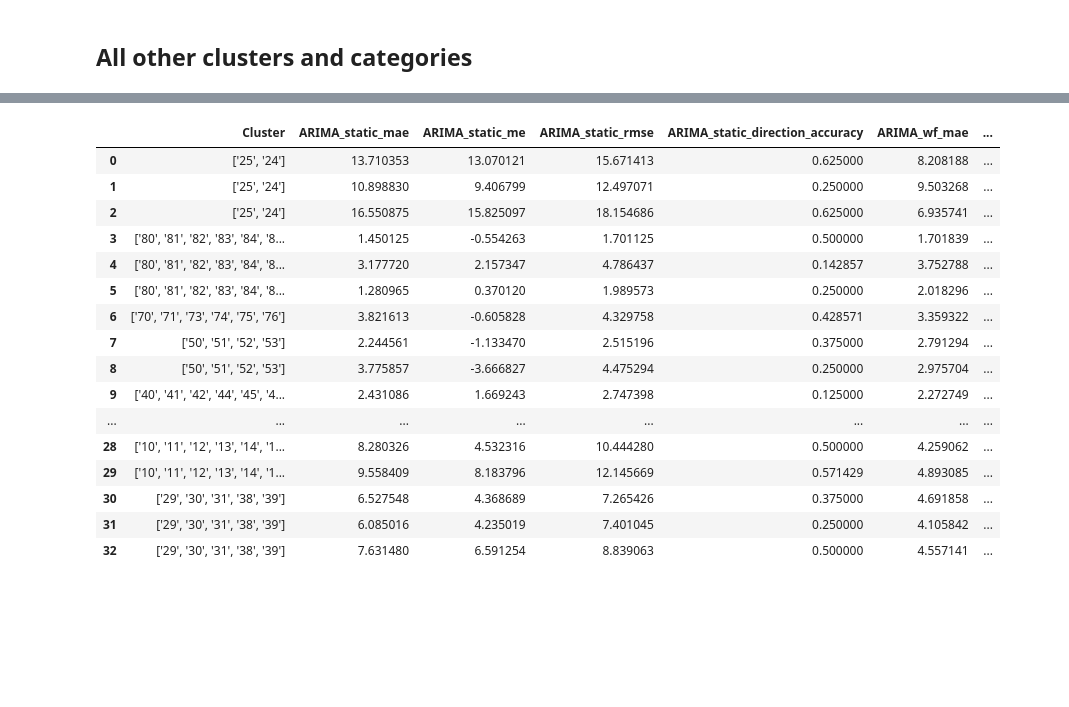
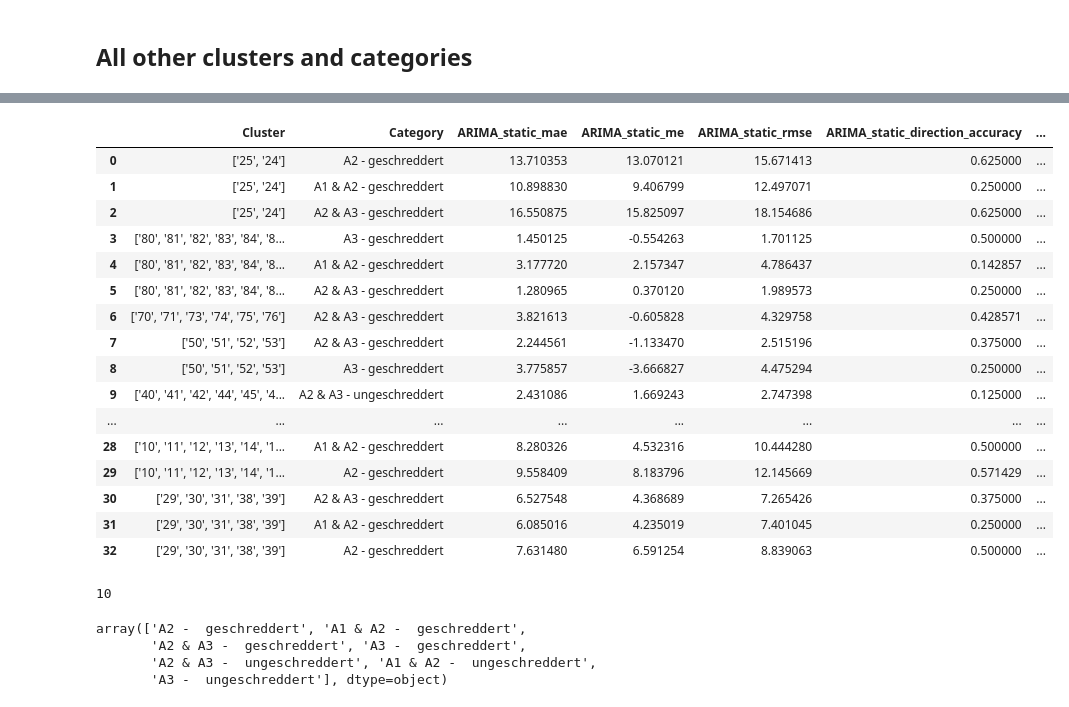
Before and after one commit to surajkarak/thesis, a Jupyter notebook: 1_ARIMA.ipynb, the cells around one changed output, grey strips where cells are left out. Drawn from its saved outputs; the diff is of its cells as text; code cells hidden in the pictures; blank space fills up the shorter version.

```diff
--- a/1_ARIMA.ipynb
+++ b/1_ARIMA.ipynb
@@ -57,7 +57,8 @@ len(TS1_A1A2)
 # %% [output]
 187
 # %%
-nobs = 6
+splitratio = 0.05
+nobs = round(len(TS1_A1A2)*splitratio)
 df_train, df_test = TS1_A1A2[0:-nobs], TS1_A1A2[-nobs:]
 # %% [markdown]
 ## ARIMA Model
@@ -139,7 +139,7 @@ history = [x for x in df_train['wPreis'].values]
 expect=[]
 # %%
 predictions = list()
-for t in range(len(test)): # iterate over length of test dataset
+for t in range(len(df_test)): # iterate over length of test dataset
     model = ARIMA(history, order=(4,1,0))
     model_fit = model.fit()
     output = model_fit.forecast()
@@ -243,7 +238,7 @@ def wf_forecast(data):
     expect=[]
 
     predictions = list()
-    for t in range(len(test)): # 6 times reiterate
+    for t in range(len(df_test)): #
         model = ARIMA(history, order=(4,1,0))
         model_fit = model.fit()
         output = model_fit.forecast()
@@ -273,0 +273,3 @@ for cluster in clusters:
+# %%
+for dataset in datasets:
+    print(dataset.columns)
@@ -292,48 +302,60 @@ data = []
 
 # Loop through each category
 for dataset in datasets:
     # Perform static forecast
     static_results = static_forecast(dataset)
 
     # Perform walk-forward forecast
     wf_results = wf_forecast(dataset)
 
     # Create a dictionary to store the results
     results_dict = {
-        'Cluster': dataset['Plz'].iloc[0],  # Assuming 'Plz' is the column representing clusters
+        'Cluster': dataset['Plz'].iloc[0],
+        'Category': dataset['full'].iloc[0],
         'ARIMA_static_mae': static_results['mae'],
         'ARIMA_static_me': static_results['me'],
         'ARIMA_static_rmse': static_results['rmse'],
         'ARIMA_static_direction_accuracy': static_results['direction_accuracy'],
         'ARIMA_wf_mae': wf_results['mae'],
         'ARIMA_wf_me': wf_results['me'],
         'ARIMA_wf_rmse': wf_results['rmse'],
         'ARIMA_wf_direction_accuracy': wf_results['direction_accuracy']
     }
 
     # Append the dictionary to the list
     data.append(results_dict)
 
 # Create a DataFrame from the list of dictionaries
 df_results = pd.DataFrame(data)
 
 # Print the DataFrame
 df_results
 # %% [output]
-|  | Cluster | ARIMA_static_mae | ARIMA_static_me | ARIMA_static_rmse | ARIMA_static_direction_accuracy | ARIMA_wf_mae | ... |
-| 0 | ['25', '24'] | 13.710353 | 13.070121 | 15.671413 | 0.625000 | 8.208188 | ... |
-| 1 | ['25', '24'] | 10.898830 | 9.406799 | 12.497071 | 0.250000 | 9.503268 | ... |
-| 2 | ['25', '24'] | 16.550875 | 15.825097 | 18.154686 | 0.625000 | 6.935741 | ... |
-| 3 | ['80', '81', '82', '83', '84', '8... | 1.450125 | -0.554263 | 1.701125 | 0.500000 | 1.701839 | ... |
-| 4 | ['80', '81', '82', '83', '84', '8... | 3.177720 | 2.157347 | 4.786437 | 0.142857 | 3.752788 | ... |
-| 5 | ['80', '81', '82', '83', '84', '8... | 1.280965 | 0.370120 | 1.989573 | 0.250000 | 2.018296 | ... |
-| 6 | ['70', '71', '73', '74', '75', '76'] | 3.821613 | -0.605828 | 4.329758 | 0.428571 | 3.359322 | ... |
-| 7 | ['50', '51', '52', '53'] | 2.244561 | -1.133470 | 2.515196 | 0.375000 | 2.791294 | ... |
-| 8 | ['50', '51', '52', '53'] | 3.775857 | -3.666827 | 4.475294 | 0.250000 | 2.975704 | ... |
-| 9 | ['40', '41', '42', '44', '45', '4... | 2.431086 | 1.669243 | 2.747398 | 0.125000 | 2.272749 | ... |
+|  | Cluster | Category | ARIMA_static_mae | ARIMA_static_me | ARIMA_static_rmse | ARIMA_static_direction_accuracy | ... |
+| 0 | ['25', '24'] | A2 - geschreddert | 13.710353 | 13.070121 | 15.671413 | 0.625000 | ... |
+| 1 | ['25', '24'] | A1 & A2 - geschreddert | 10.898830 | 9.406799 | 12.497071 | 0.250000 | ... |
+| 2 | ['25', '24'] | A2 & A3 - geschreddert | 16.550875 | 15.825097 | 18.154686 | 0.625000 | ... |
+| 3 | ['80', '81', '82', '83', '84', '8... | A3 - geschreddert | 1.450125 | -0.554263 | 1.701125 | 0.500000 | ... |
+| 4 | ['80', '81', '82', '83', '84', '8... | A1 & A2 - geschreddert | 3.177720 | 2.157347 | 4.786437 | 0.142857 | ... |
+| 5 | ['80', '81', '82', '83', '84', '8... | A2 & A3 - geschreddert | 1.280965 | 0.370120 | 1.989573 | 0.250000 | ... |
+| 6 | ['70', '71', '73', '74', '75', '76'] | A2 & A3 - geschreddert | 3.821613 | -0.605828 | 4.329758 | 0.428571 | ... |
+| 7 | ['50', '51', '52', '53'] | A2 & A3 - geschreddert | 2.244561 | -1.133470 | 2.515196 | 0.375000 | ... |
+| 8 | ['50', '51', '52', '53'] | A3 - geschreddert | 3.775857 | -3.666827 | 4.475294 | 0.250000 | ... |
+| 9 | ['40', '41', '42', '44', '45', '4... | A2 & A3 - ungeschreddert | 2.431086 | 1.669243 | 2.747398 | 0.125000 | ... |
 | ... | ... | ... | ... | ... | ... | ... | ... |
-| 28 | ['10', '11', '12', '13', '14', '1... | 8.280326 | 4.532316 | 10.444280 | 0.500000 | 4.259062 | ... |
-| 29 | ['10', '11', '12', '13', '14', '1... | 9.558409 | 8.183796 | 12.145669 | 0.571429 | 4.893085 | ... |
-| 30 | ['29', '30', '31', '38', '39'] | 6.527548 | 4.368689 | 7.265426 | 0.375000 | 4.691858 | ... |
-| 31 | ['29', '30', '31', '38', '39'] | 6.085016 | 4.235019 | 7.401045 | 0.250000 | 4.105842 | ... |
-| 32 | ['29', '30', '31', '38', '39'] | 7.631480 | 6.591254 | 8.839063 | 0.500000 | 4.557141 | ... |
+| 28 | ['10', '11', '12', '13', '14', '1... | A1 & A2 - geschreddert | 8.280326 | 4.532316 | 10.444280 | 0.500000 | ... |
+| 29 | ['10', '11', '12', '13', '14', '1... | A2 - geschreddert | 9.558409 | 8.183796 | 12.145669 | 0.571429 | ... |
+| 30 | ['29', '30', '31', '38', '39'] | A2 & A3 - geschreddert | 6.527548 | 4.368689 | 7.265426 | 0.375000 | ... |
+| 31 | ['29', '30', '31', '38', '39'] | A1 & A2 - geschreddert | 6.085016 | 4.235019 | 7.401045 | 0.250000 | ... |
+| 32 | ['29', '30', '31', '38', '39'] | A2 - geschreddert | 7.631480 | 6.591254 | 8.839063 | 0.500000 | ... |
+# %%
+len(df_results['Cluster'].unique())
+# %% [output]
+10
+# %%
+df_results['Category'].unique()
+# %% [output]
+array(['A2 -  geschreddert', 'A1 & A2 -  geschreddert',
+       'A2 & A3 -  geschreddert', 'A3 -  geschreddert',
+       'A2 & A3 -  ungeschreddert', 'A1 & A2 -  ungeschreddert',
+       'A3 -  ungeschreddert'], dtype=object)
```
Also changed, not shown: parts of 16 cells of this notebook, 2 other files.
